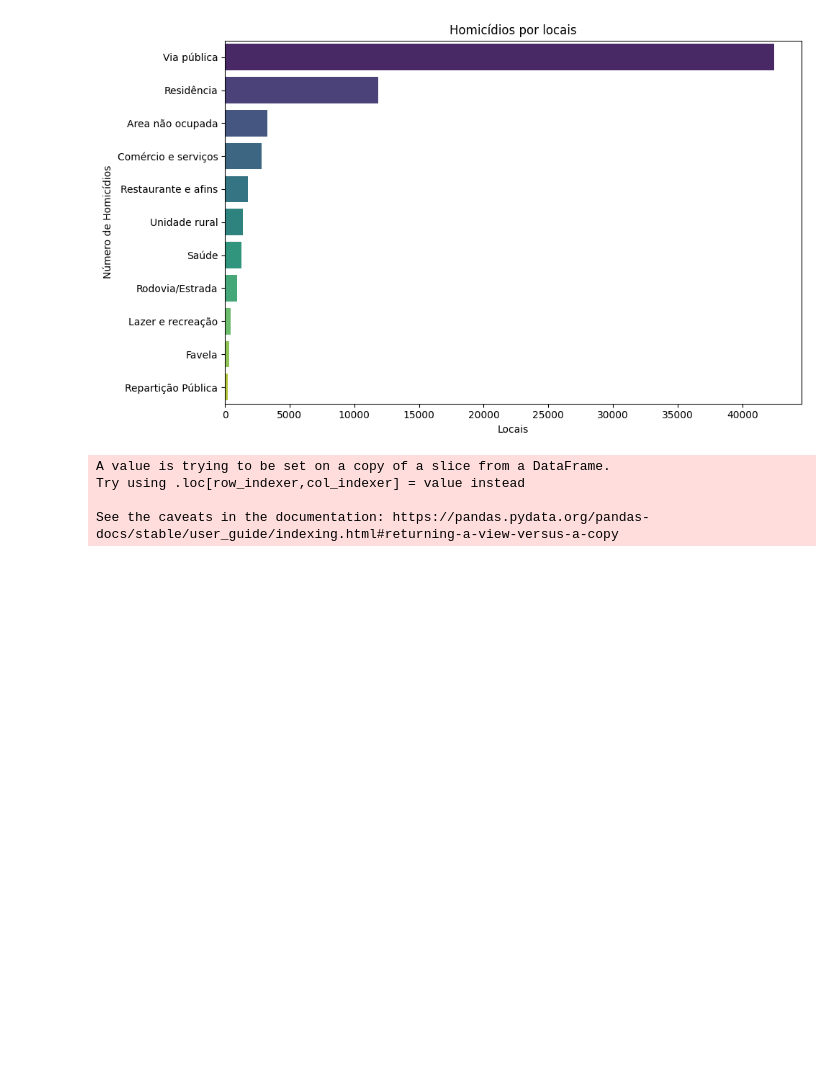
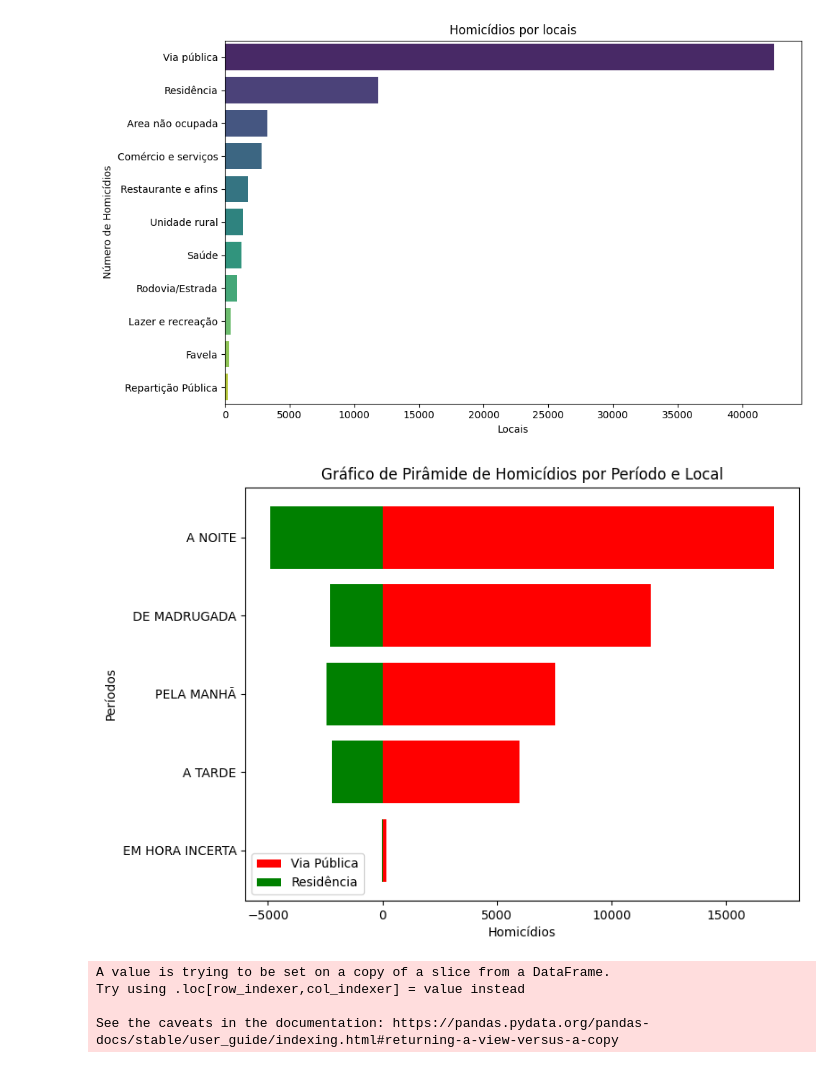
Before and after one commit to Pennini/Curso-Python-2022, a Jupyter notebook: Projeto_Final/projeto_final_crimes.ipynb, the cells around one changed output. Drawn from its saved outputs; the diff is of its cells as text; code cells hidden in the pictures; blank space fills up the shorter version.

```diff
--- a/Projeto_Final/projeto_final_crimes.ipynb
+++ b/Projeto_Final/projeto_final_crimes.ipynb
@@ -366,4 +383,36 @@ fig.update_layout(title='Quantidade de Homicídios por Período e Local',
 fig.show()
+# %%
+# Separando em dois DataFrames diferentes os homicídios em via pública e residência
+df_hom_via = homicidio_consumado[homicidio_consumado["LOCAL"] == "Via pública"]
+df_hom_res = homicidio_consumado[homicidio_consumado['LOCAL'] == "Residência"]
+
+# Agrupando por local e depois por período e somando as quantidades de homicídios em ordem decrescente para cada local/período
+df_hom_via = df_hom_via.groupby([ "LOCAL", "PERIODO"]).count().sort_values(by=["ANO", "ANO"], ascending=[False, True]).reset_index()
+
+# Agrupando por local e depois por período e somando as quantidades de homicídios em ordem decrescente para cada local/período
+df_hom_res = df_hom_res.groupby([ "LOCAL", "PERIODO"]).count().sort_values(by=["ANO", "ANO"], ascending=[False, True]).reset_index()
+
+# Criando o gráfico de pirâmide
+plt.figure(figsize=(8, 6))
+
+# Gráfico de barras para a Via Pública
+plt.barh(df_hom_via["PERIODO"], df_hom_via["NUM_BO"], color="red", label="Via Pública")
+
+# Gráfico de barras para a Residência
+plt.barh(df_hom_res["PERIODO"], -df_hom_res["NUM_BO"], color="green", label="Residência")
+
+# Configurações do gráfico
+plt.xlabel("Homicídios")
+plt.ylabel("Períodos")
+plt.title("Gráfico de Pirâmide de Homicídios por Período e Local")
+plt.legend()
+
+# Inverte o eixo y para que os períodos fiquem na ordem correta
+plt.gca().invert_yaxis()
+
+plt.show()
+# %% [output]
+[figure, added]
 # %%
 # TOP 10 BAIRROS COM MAIOR TAXA DE HOMICIDIO
 top_bairros = ["GRAJAU",
```
Also changed, not shown: parts of 22 cells of this notebook.
